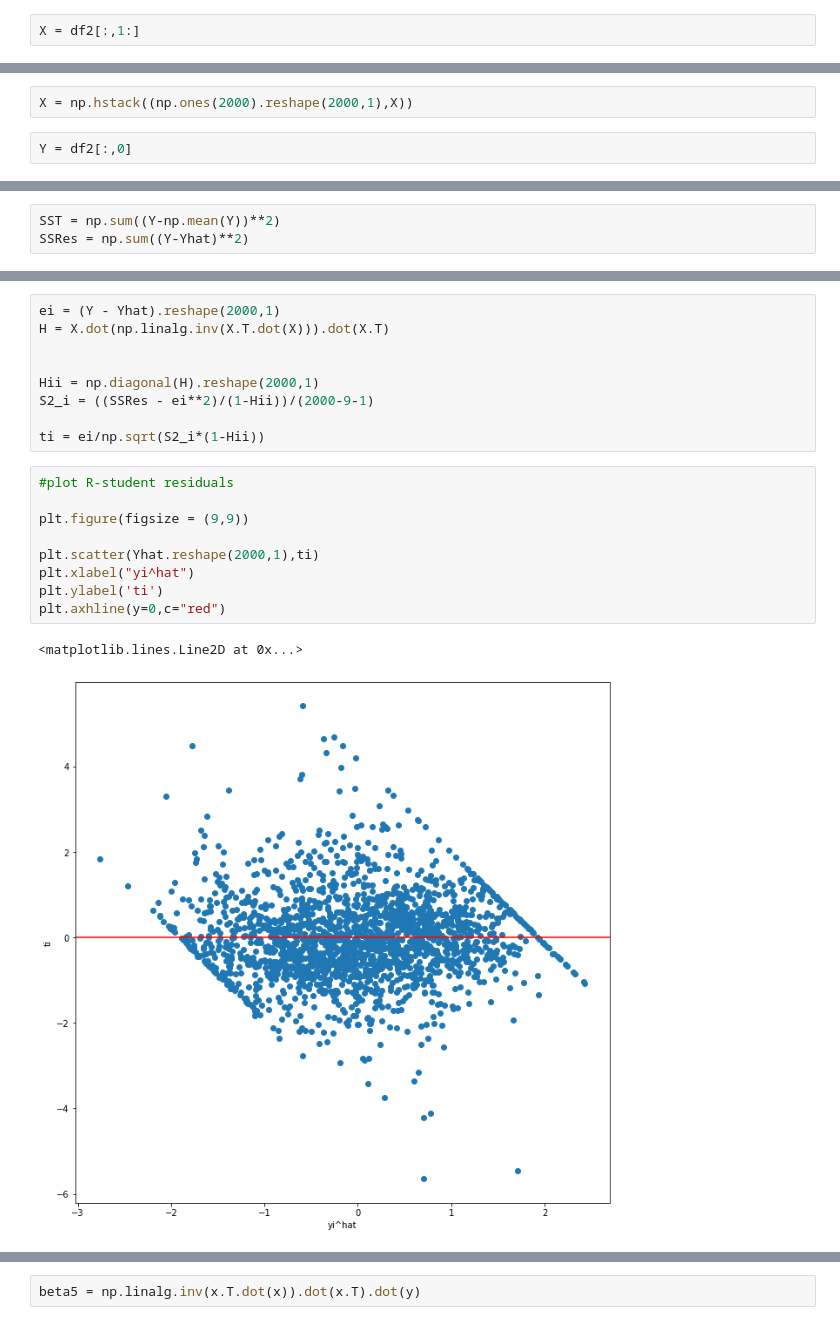
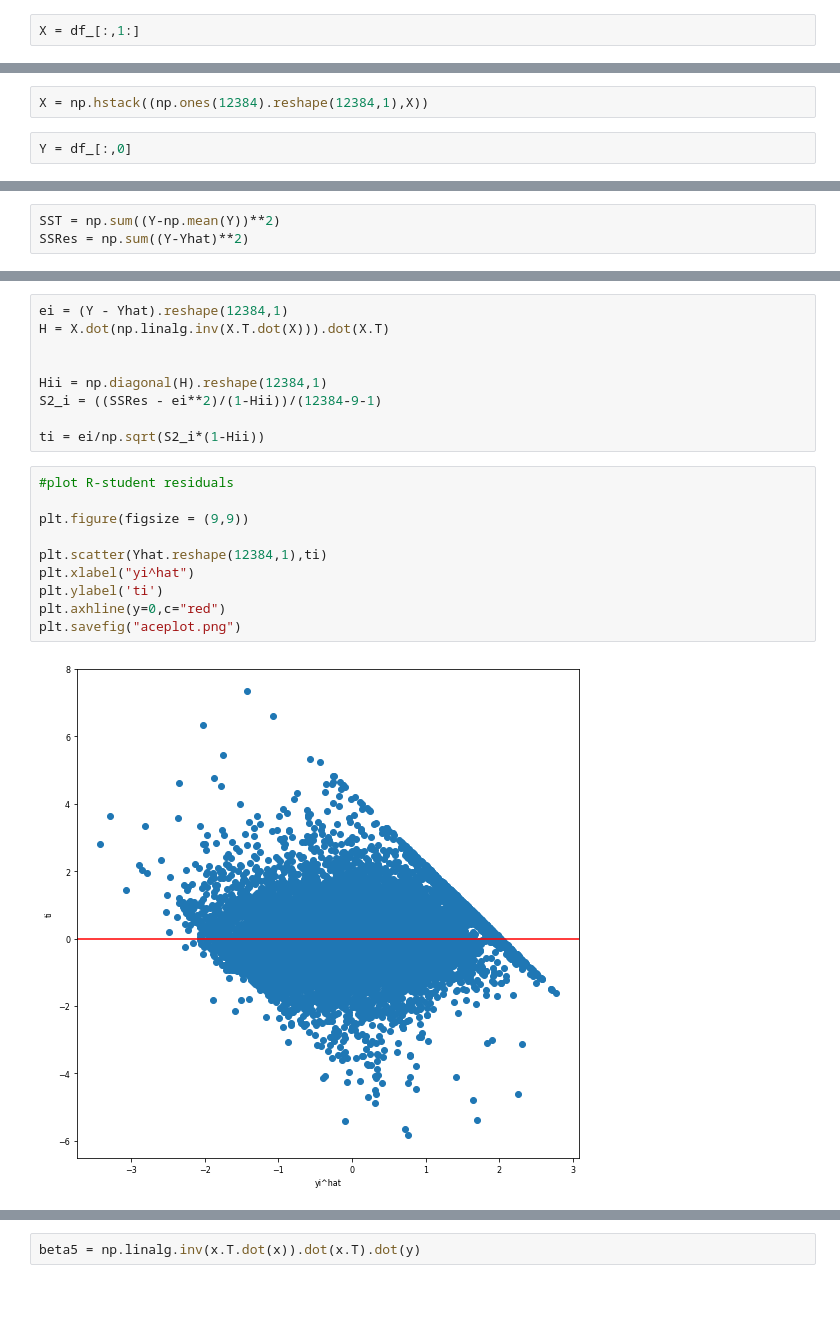
Before and after one commit to Jasminexxv/STA3010-project, a Jupyter notebook: CaliforniaHousing/STA3010_project.ipynb, the cells around one changed output, grey strips where cells are left out. Drawn from its saved outputs; the diff is of its cells as text; blank space fills up the shorter version.

```diff
--- a/CaliforniaHousing/STA3010_project.ipynb
+++ b/CaliforniaHousing/STA3010_project.ipynb
@@ -473,5 +647,5 @@ df2 = np.array(df1).astype(np.float64)
 # %%
-X = df2[:,1:]
+X = df_[:,1:]
 # %%
 np.shape(X)
 # %% [output]
@@ -479,7 +653,7 @@ np.shape(X)
 # %%
-X = np.hstack((np.ones(2000).reshape(2000,1),X))
+X = np.hstack((np.ones(12384).reshape(12384,1),X))
 # %%
-Y = df2[:,0]
+Y = df_[:,0]
 # %%
 beta4 = np.linalg.inv(X.T.dot(X)).dot(X.T).dot(Y)
 # %%
@@ -516,22 +690,22 @@ R2_adj
 # %%
-ei = (Y - Yhat).reshape(2000,1)
+ei = (Y - Yhat).reshape(12384,1)
 H = X.dot(np.linalg.inv(X.T.dot(X))).dot(X.T)
 
 
-Hii = np.diagonal(H).reshape(2000,1)
-S2_i = ((SSRes - ei**2)/(1-Hii))/(2000-9-1)
+Hii = np.diagonal(H).reshape(12384,1)
+S2_i = ((SSRes - ei**2)/(1-Hii))/(12384-9-1)
 
 ti = ei/np.sqrt(S2_i*(1-Hii))
 # %%
 #plot R-student residuals
 
 plt.figure(figsize = (9,9))
 
-plt.scatter(Yhat.reshape(2000,1),ti)
+plt.scatter(Yhat.reshape(12384,1),ti)
 plt.xlabel("yi^hat")
 plt.ylabel('ti')
 plt.axhline(y=0,c="red")
+plt.savefig("aceplot.png")
 # %% [output]
-<matplotlib.lines.Line2D at 0x...>
-[figure, old version]
+[figure, new version]
 # %%
```
Also changed, not shown: parts of 51 cells of this notebook, 11 other files.
